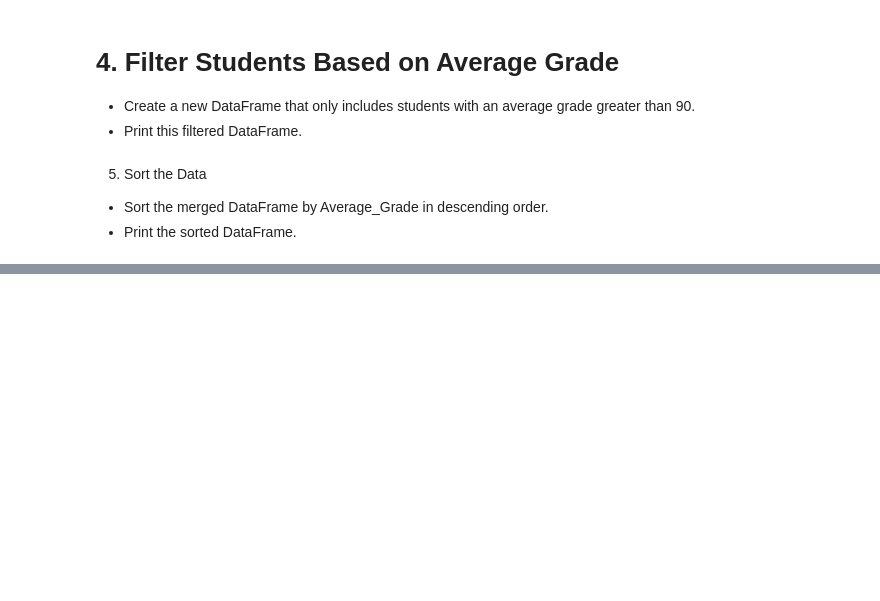
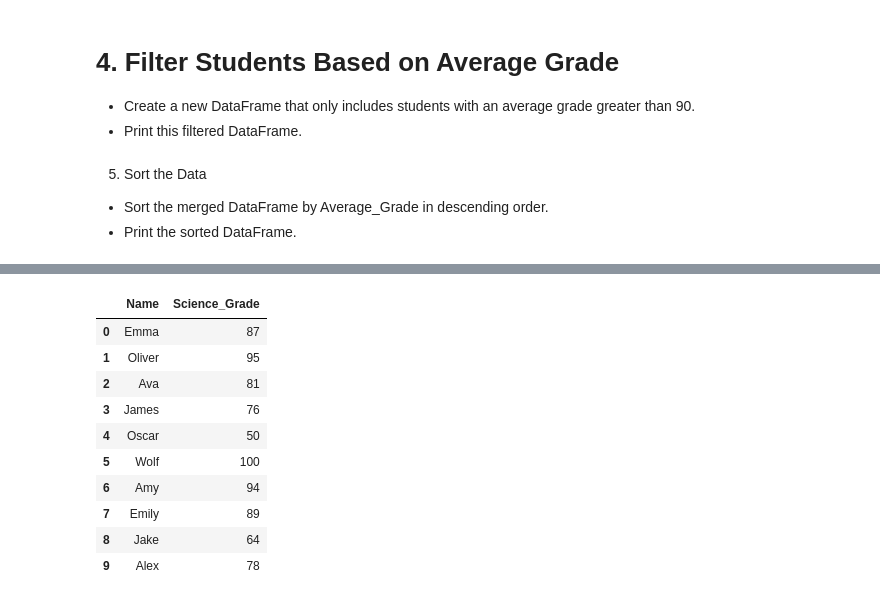
Before and after one commit to byambaa1982/python_cources_for_beginers, a Jupyter notebook: Mini Project 1/Pandas_3.ipynb, the cells around one changed output, grey strips where cells are left out. Cells and saved outputs as stored; diff of their text form; code cells hidden in the pictures; blank space fills up the shorter version.

```diff
--- a/Mini Project 1/Pandas_3.ipynb
+++ b/Mini Project 1/Pandas_3.ipynb
@@ -138,0 +185,15 @@ DataFrame 2: Create another DataFrame with information about the same students a
+# %%
+df3 = df2.drop('id', axis=1)
+df3
+# %% [output]
+|  | Name | Science_Grade |
+| 0 | Emma | 87 |
+| 1 | Oliver | 95 |
+| 2 | Ava | 81 |
+| 3 | James | 76 |
+| 4 | Oscar | 50 |
+| 5 | Wolf | 100 |
+| 6 | Amy | 94 |
+| 7 | Emily | 89 |
+| 8 | Jake | 64 |
+| 9 | Alex | 78 |
```
Also changed, not shown: parts of 4 cells of this notebook.
